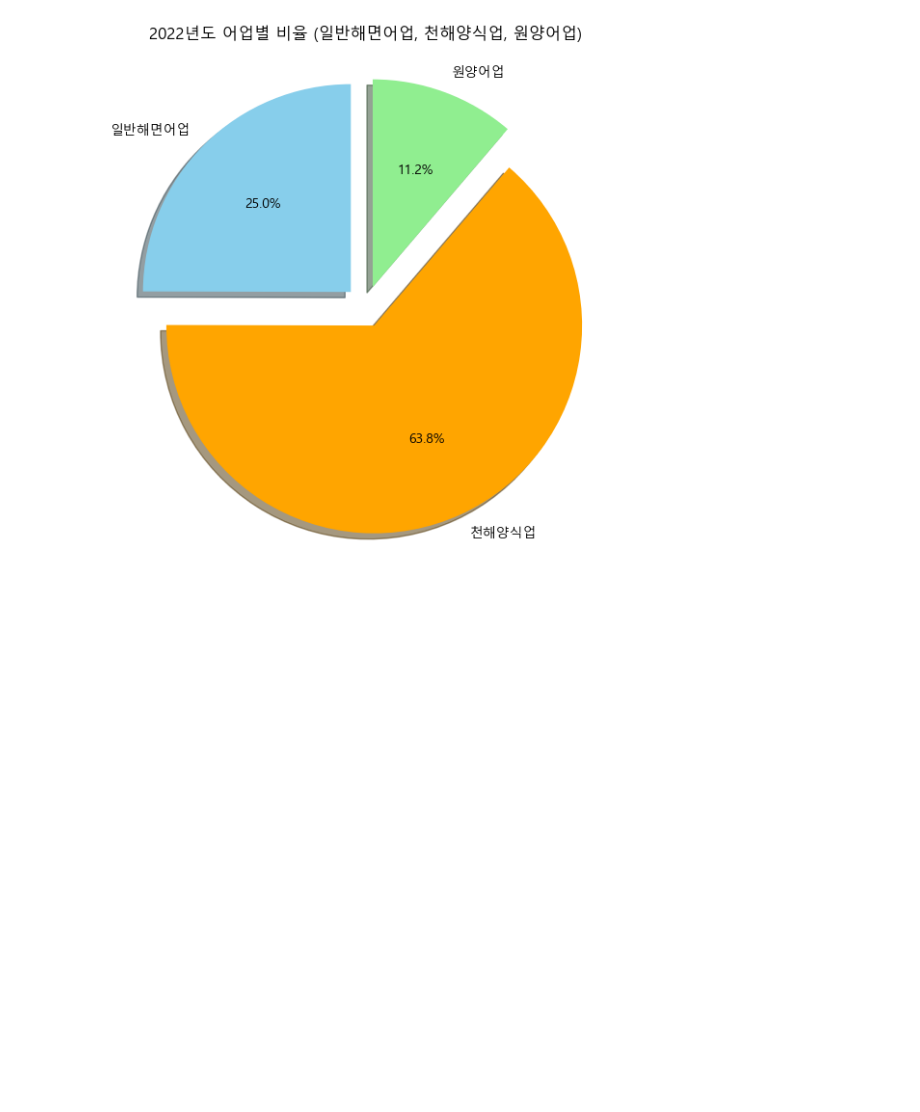
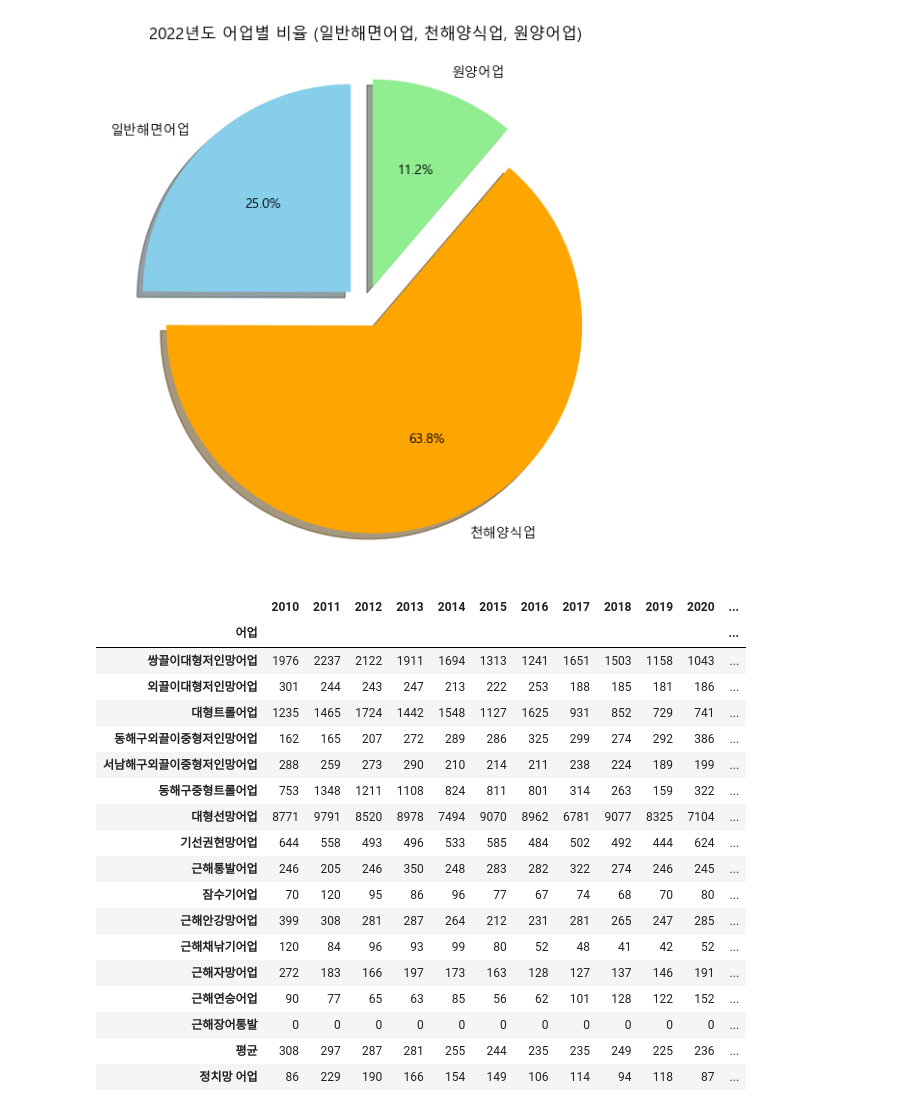
Before and after one commit to Songsungsang/Smart_Factory_Project_Data_Analysis, a Jupyter notebook: sea.ipynb, the cells around one changed output. Drawn from its saved outputs; the diff is of its cells as text; code cells hidden in the pictures; blank space fills up the shorter version.

```diff
--- a/sea.ipynb
+++ b/sea.ipynb
@@ -216,6 +216,33 @@ plt.title('2022년도 어업별 비율 (일반해면어업, 천해양식업, 원
 plt.show()
 # %% [output]
 [figure]
+# %%
+# pandas가 알아서 엑셀 읽어서 데이터 만들고 딴다라 다 함
+each_produce = pd.read_excel('./data/어업별_어획량.xlsx', index_col = 0)  # 첫번째 열(어업)을 인덱스로 수출 데이터 읽기
+each_produce = each_produce.replace('..', 0)# .. 값을 0으로 변환
+each_produce = each_produce.apply(lambda x: x.astype(int)) # 각 열에 대하여 float값을 소수점 버린 int 값으로 변환
+# %%
+each_produce
+# %% [output]
+|  | 2010 | 2011 | 2012 | 2013 | 2014 | 2015 | 2016 | 2017 | 2018 | 2019 | 2020 | ... |
+| 어업 |  |  |  |  |  |  |  |  |  |  |  | ... |
+| 쌍끌이대형저인망어업 | 1976 | 2237 | 2122 | 1911 | 1694 | 1313 | 1241 | 1651 | 1503 | 1158 | 1043 | ... |
+| 외끌이대형저인망어업 | 301 | 244 | 243 | 247 | 213 | 222 | 253 | 188 | 185 | 181 | 186 | ... |
+| 대형트롤어업 | 1235 | 1465 | 1724 | 1442 | 1548 | 1127 | 1625 | 931 | 852 | 729 | 741 | ... |
+| 동해구외끌이중형저인망어업 | 162 | 165 | 207 | 272 | 289 | 286 | 325 | 299 | 274 | 292 | 386 | ... |
+| 서남해구외끌이중형저인망어업 | 288 | 259 | 273 | 290 | 210 | 214 | 211 | 238 | 224 | 189 | 199 | ... |
+| 동해구중형트롤어업 | 753 | 1348 | 1211 | 1108 | 824 | 811 | 801 | 314 | 263 | 159 | 322 | ... |
+| 대형선망어업 | 8771 | 9791 | 8520 | 8978 | 7494 | 9070 | 8962 | 6781 | 9077 | 8325 | 7104 | ... |
+| 기선권현망어업 | 644 | 558 | 493 | 496 | 533 | 585 | 484 | 502 | 492 | 444 | 624 | ... |
+| 근해통발어업 | 246 | 205 | 246 | 350 | 248 | 283 | 282 | 322 | 274 | 246 | 245 | ... |
+| 잠수기어업 | 70 | 120 | 95 | 86 | 96 | 77 | 67 | 74 | 68 | 70 | 80 | ... |
+| 근해안강망어업 | 399 | 308 | 281 | 287 | 264 | 212 | 231 | 281 | 265 | 247 | 285 | ... |
+| 근해채낚기어업 | 120 | 84 | 96 | 93 | 99 | 80 | 52 | 48 | 41 | 42 | 52 | ... |
+| 근해자망어업 | 272 | 183 | 166 | 197 | 173 | 163 | 128 | 127 | 137 | 146 | 191 | ... |
+| 근해연승어업 | 90 | 77 | 65 | 63 | 85 | 56 | 62 | 101 | 128 | 122 | 152 | ... |
+| 근해장어통발 | 0 | 0 | 0 | 0 | 0 | 0 | 0 | 0 | 0 | 0 | 0 | ... |
+| 평균 | 308 | 297 | 287 | 281 | 255 | 244 | 235 | 235 | 249 | 225 | 236 | ... |
+| 정치망 어업 | 86 | 229 | 190 | 166 | 154 | 149 | 106 | 114 | 94 | 118 | 87 | ... |
 # %%
 # 합계 라인 그래프
 export_reverse = export.reset_index().melt(id_vars=['어종'], var_name = '년도', value_name = '어획량') # 데이터를 long format으로 변환
```
Also changed, not shown: parts of 2 cells of this notebook, 1 other file.
